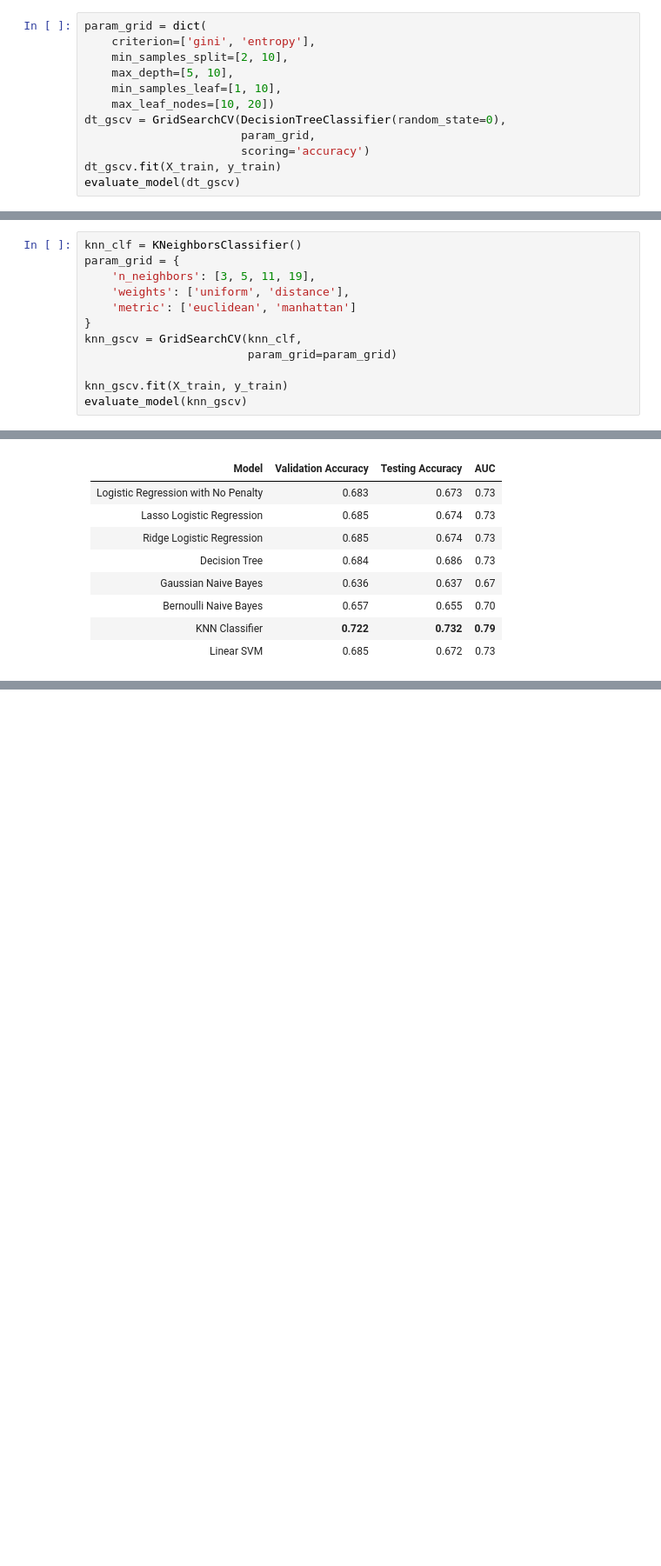
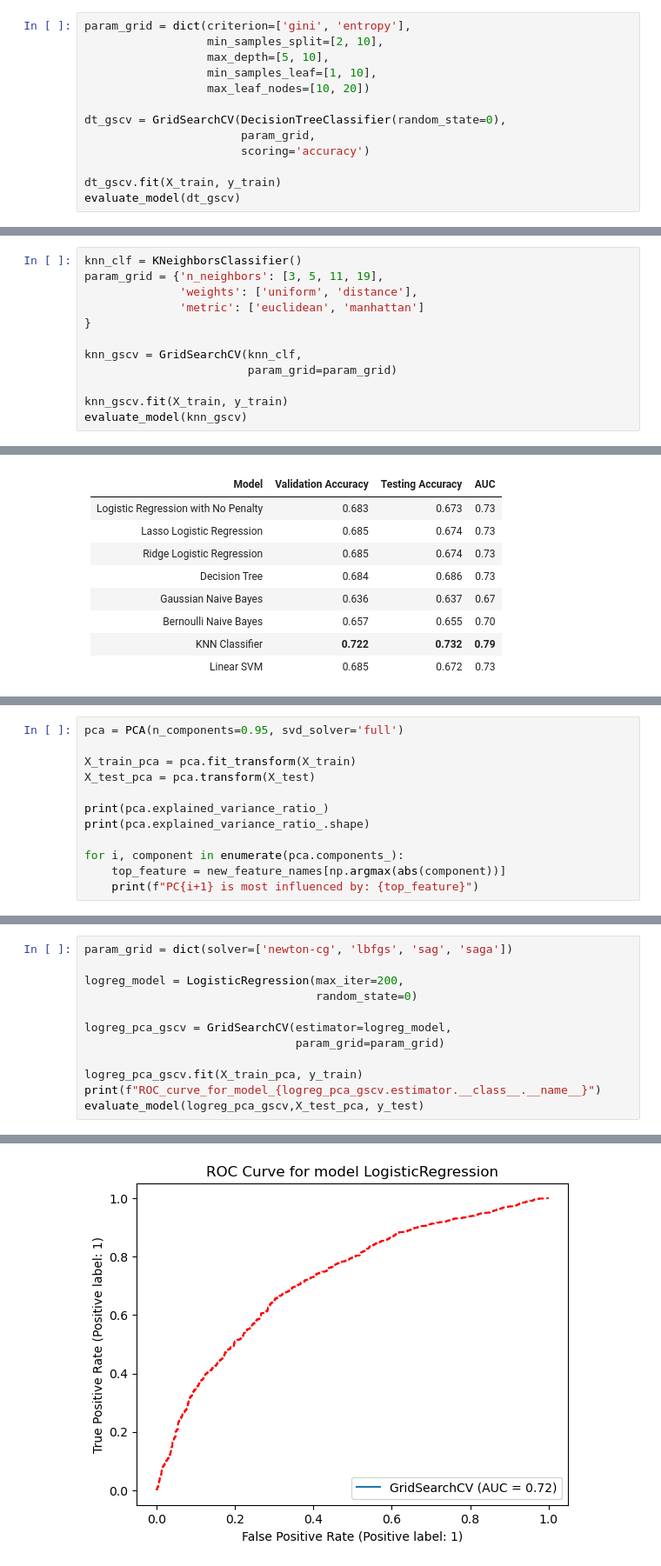
Before and after one commit to nbajam/BH-PCAIML-project, a Jupyter notebook: bh_pcaiml_project_final.ipynb, the cells around one changed output, grey strips where cells are left out. Shown at 87% size. Drawn from its saved outputs; the diff is of its cells as text; blank space fills up the shorter version.

```diff
--- a/bh_pcaiml_project_final.ipynb
+++ b/bh_pcaiml_project_final.ipynb
@@ -568,15 +615,16 @@ All the logistic regression models have the same accuracy no matter which penalt
 # %% [markdown]
 ### Decision Tree
 # %%
-param_grid = dict(
-    criterion=['gini', 'entropy'],
-    min_samples_split=[2, 10],
-    max_depth=[5, 10],
-    min_samples_leaf=[1, 10],
-    max_leaf_nodes=[10, 20])
+param_grid = dict(criterion=['gini', 'entropy'],
+                  min_samples_split=[2, 10],
+                  max_depth=[5, 10],
+                  min_samples_leaf=[1, 10],
+                  max_leaf_nodes=[10, 20])
+
 dt_gscv = GridSearchCV(DecisionTreeClassifier(random_state=0),
                        param_grid,
                        scoring='accuracy')
+
 dt_gscv.fit(X_train, y_train)
 evaluate_model(dt_gscv)
 # %% [output]
@@ -649,11 +697,11 @@ Model Parameters: {'alpha': 1}
 ### K-nearest Neighbor
 # %%
 knn_clf = KNeighborsClassifier()
-param_grid = {
-    'n_neighbors': [3, 5, 11, 19],
-    'weights': ['uniform', 'distance'],
-    'metric': ['euclidean', 'manhattan']
+param_grid = {'n_neighbors': [3, 5, 11, 19],
+              'weights': ['uniform', 'distance'],
+              'metric': ['euclidean', 'manhattan']
 }
+
 knn_gscv = GridSearchCV(knn_clf,
                         param_grid=param_grid)
 
@@ -715,0 +767,12 @@ Those are models that are fast to train, for now, knn classifier and decision tr
+# %%
+pca = PCA(n_components=0.95, svd_solver='full')
+
+X_train_pca = pca.fit_transform(X_train)
+X_test_pca = pca.transform(X_test)
+
+print(pca.explained_variance_ratio_)
+print(pca.explained_variance_ratio_.shape)
+
+for i, component in enumerate(pca.components_):
+    top_feature = new_feature_names[np.argmax(abs(component))]
+    print(f"PC{i+1} is most influenced by: {top_feature}")
@@ -715,0 +799,13 @@ Those are models that are fast to train, for now, knn classifier and decision tr
+# %%
+param_grid = dict(solver=['newton-cg', 'lbfgs', 'sag', 'saga'])
+
+logreg_model = LogisticRegression(max_iter=200,
+                                  random_state=0)
+
+logreg_pca_gscv = GridSearchCV(estimator=logreg_model,
+                               param_grid=param_grid)
+
+logreg_pca_gscv.fit(X_train_pca, y_train)
+print(f"ROC_curve_for_model_{logreg_pca_gscv.estimator.__class__.__name__}")
+evaluate_model(logreg_pca_gscv,X_test_pca, y_test)
+# %% [output]
@@ -715,0 +825 @@ Those are models that are fast to train, for now, knn classifier and decision tr
+[figure, added]
```
Also changed, not shown: parts of 21 cells of this notebook, 6 other files.
